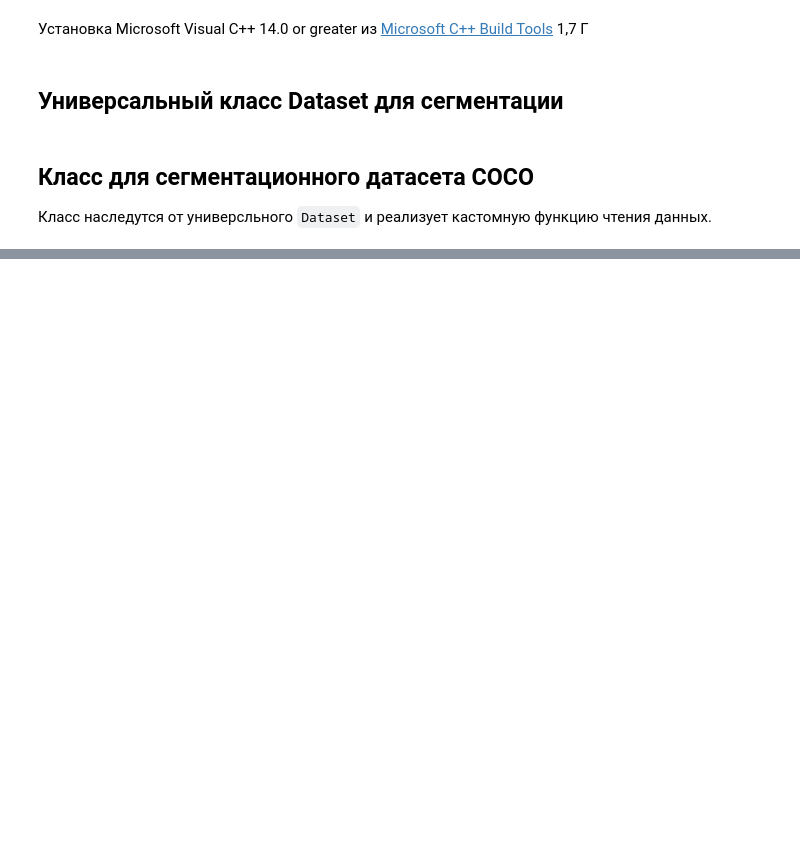
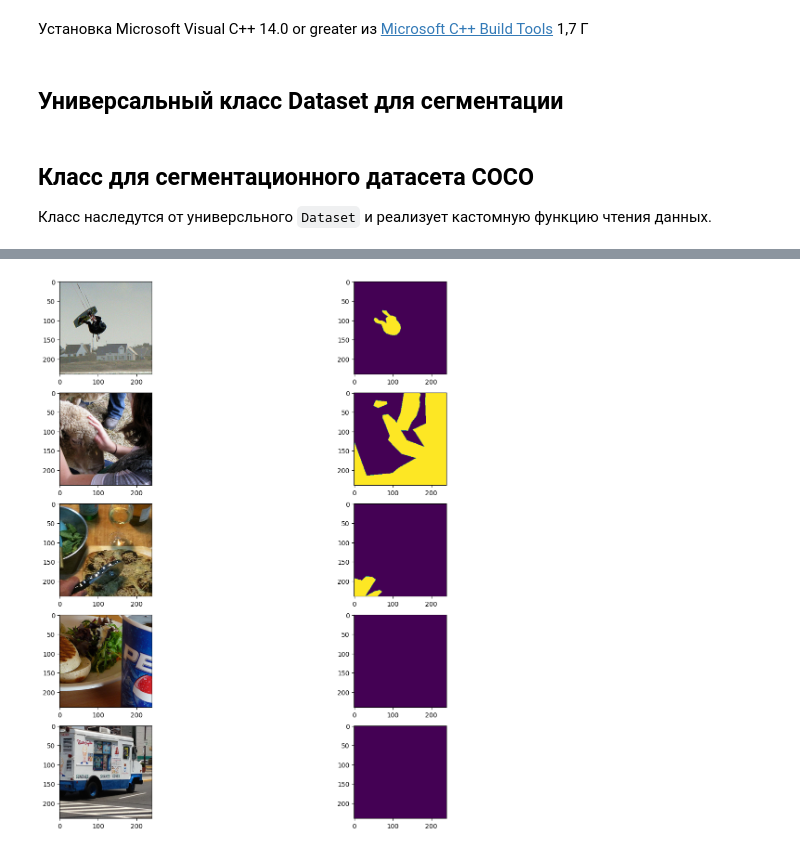
Before and after one commit to alex-chin/gb_deep_view, a Jupyter notebook: homeworks/home04/home04.ipynb, the cells around one changed output, grey strips where cells are left out. Cells and saved outputs as stored; diff of their text form; code cells hidden in the pictures; blank space fills up the shorter version.

```diff
--- a/homeworks/home04/home04.ipynb
+++ b/homeworks/home04/home04.ipynb
@@ -175,0 +180,12 @@ AttributeError: 'BatchDataset' object has no attribute 'next'
+# %%
+fig, ax = plt.subplots(5, 2)
+fig.set_figheight(15)
+fig.set_figwidth(15)
+k = 0
+for idx in range(5):
+    ax[k][0].imshow(images[idx, ...], aspect=1)
+    ax[k][1].imshow(labels[idx, ...], aspect=1)
+    k += 1
+plt.show()
+# %% [output]
+[figure, added]
```
Also changed, not shown: parts of 27 cells of this notebook.
